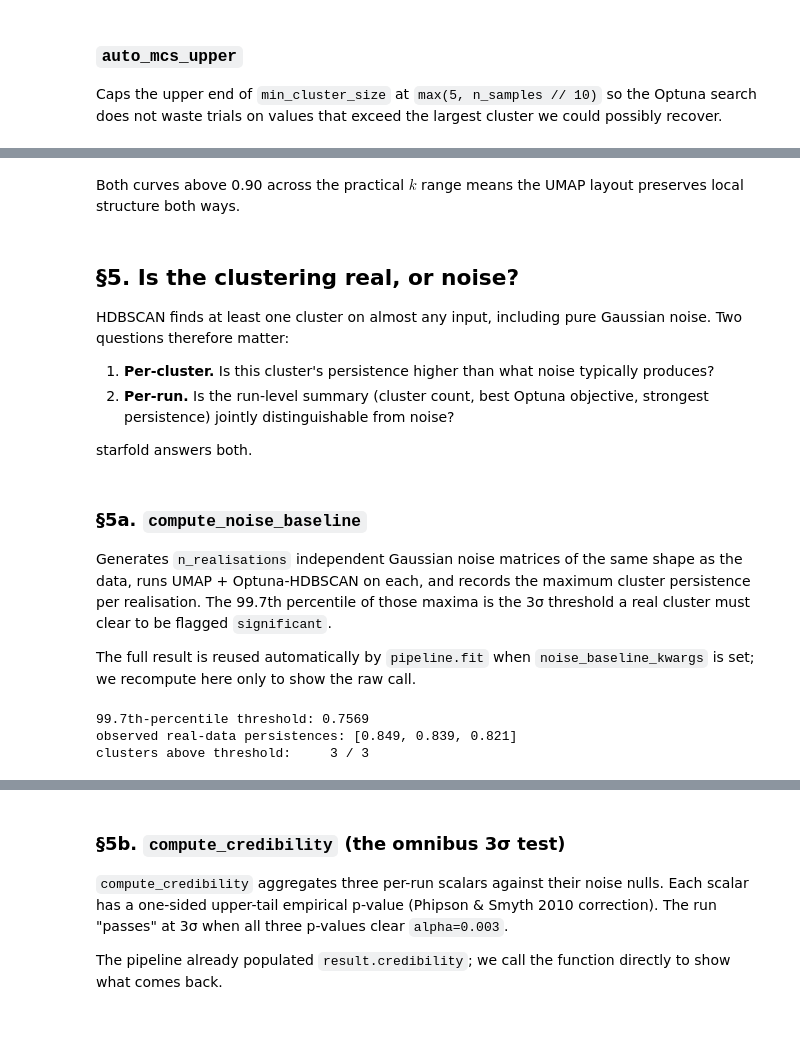
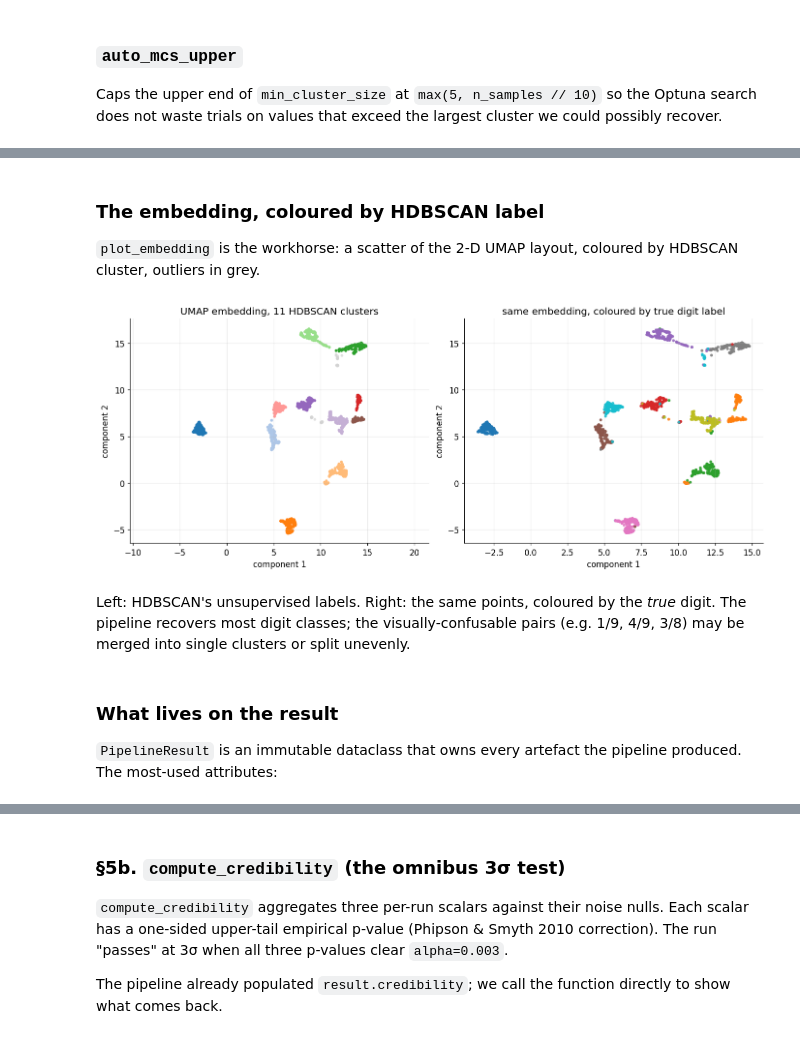
Before and after one commit to AndreasWNeitzel/Starfold, a Jupyter notebook: docs/tutorial_00_walkthrough.ipynb, the cells around one changed output, grey strips where cells are left out. Cells and saved outputs as stored; diff of their text form; code cells hidden in the pictures.

```diff
--- a/docs/tutorial_00_walkthrough.ipynb
+++ b/docs/tutorial_00_walkthrough.ipynb
@@ -167,10 +170,10 @@ import time  # noqa: E402
 
 pipeline = sf.UnsupervisedPipeline(
     umap_kwargs=dict(n_neighbors=15, min_dist=0.0, n_epochs=200),
-    hdbscan_optuna_trials=30,
+    hdbscan_optuna_trials=40,
     random_state=0,
     noise_baseline_kwargs=dict(
-        n_realisations=15,
+        n_realisations=12,
         per_realisation_trials=5,
     ),
 )
@@ -391,46 +208,27 @@ plt.show()
-# %% [markdown]
-Both curves above 0.90 across the practical $k$ range means the
-UMAP layout preserves local structure both ways.
-# %% [markdown]
-## §5. Is the clustering real, or noise?
-
-HDBSCAN finds at least one cluster on almost any input, including
-pure Gaussian noise. Two questions therefore matter:
-
-1. **Per-cluster.** Is this cluster's persistence higher than what
-   noise typically produces?
-2. **Per-run.** Is the run-level summary (cluster count, best Optuna
-   objective, strongest persistence) jointly distinguishable from
-   noise?
-
-starfold answers both.
-# %% [markdown]
-### §5a. `compute_noise_baseline`
-
-Generates `n_realisations` independent Gaussian noise matrices of
-the same shape as the data, runs UMAP + Optuna-HDBSCAN on each, and
-records the maximum cluster persistence per realisation. The
-99.7th percentile of those maxima is the 3σ threshold a real cluster
-must clear to be flagged `significant`.
-
-The full result is reused automatically by `pipeline.fit` when
-`noise_baseline_kwargs` is set; we recompute here only to show the
-raw call.
-# %%
-baseline = sf.compute_noise_baseline(
-    n_samples=X.shape[0],
-    n_features=X.shape[1],
-    umap_kwargs=dict(n_neighbors=15, min_dist=0.0, n_epochs=200),
-    n_realisations=15,
-    per_realisation_trials=5,
-    random_state=0,
-)
-print(f"99.7th-percentile threshold: {baseline.threshold:.4f}")
-print(f"observed real-data persistences: "
-      f"{[round(float(p), 3) for p in result.persistence]}")
-print(f"clusters above threshold:     "
-      f"{int(np.sum(result.significant))} / {len(result.significant)}")
-# %% [output]
-99.7th-percentile threshold: 0.7569
-observed real-data persistences: [0.849, 0.839, 0.821]
-clusters above threshold:     3 / 3
+# %% [markdown]
+### The embedding, coloured by HDBSCAN label
+
+`plot_embedding` is the workhorse: a scatter of the 2-D UMAP
+layout, coloured by HDBSCAN cluster, outliers in grey.
+# %%
+fig, axes = plt.subplots(1, 2, figsize=(12.5, 5.0), constrained_layout=True)
+sf.plot_embedding(result.embedding, result.labels, ax=axes[0])
+axes[0].set_title(f"UMAP embedding, {result.n_clusters} HDBSCAN clusters")
+axes[1].scatter(result.embedding[:, 0], result.embedding[:, 1],
+                c=y_truth, cmap="tab10", s=8, alpha=0.85)
+axes[1].set_xlabel("component 1"); axes[1].set_ylabel("component 2")
+axes[1].set_title("same embedding, coloured by true digit label")
+fig.savefig(FIGURE_DIR / "02_pipeline_embedding.png")
+plt.show()
+# %% [output]
+[figure, added]
+# %% [markdown]
+Left: HDBSCAN's unsupervised labels. Right: the same points,
+coloured by the *true* digit. The pipeline recovers most digit
+classes; the visually-confusable pairs (e.g. 1/9, 4/9, 3/8) may
+be merged into single clusters or split unevenly.
+# %% [markdown]
+### What lives on the result
+
+`PipelineResult` is an immutable dataclass that owns every artefact
+the pipeline produced. The most-used attributes:
```
Also changed, not shown: parts of 124 cells of this notebook, 21 other files.
